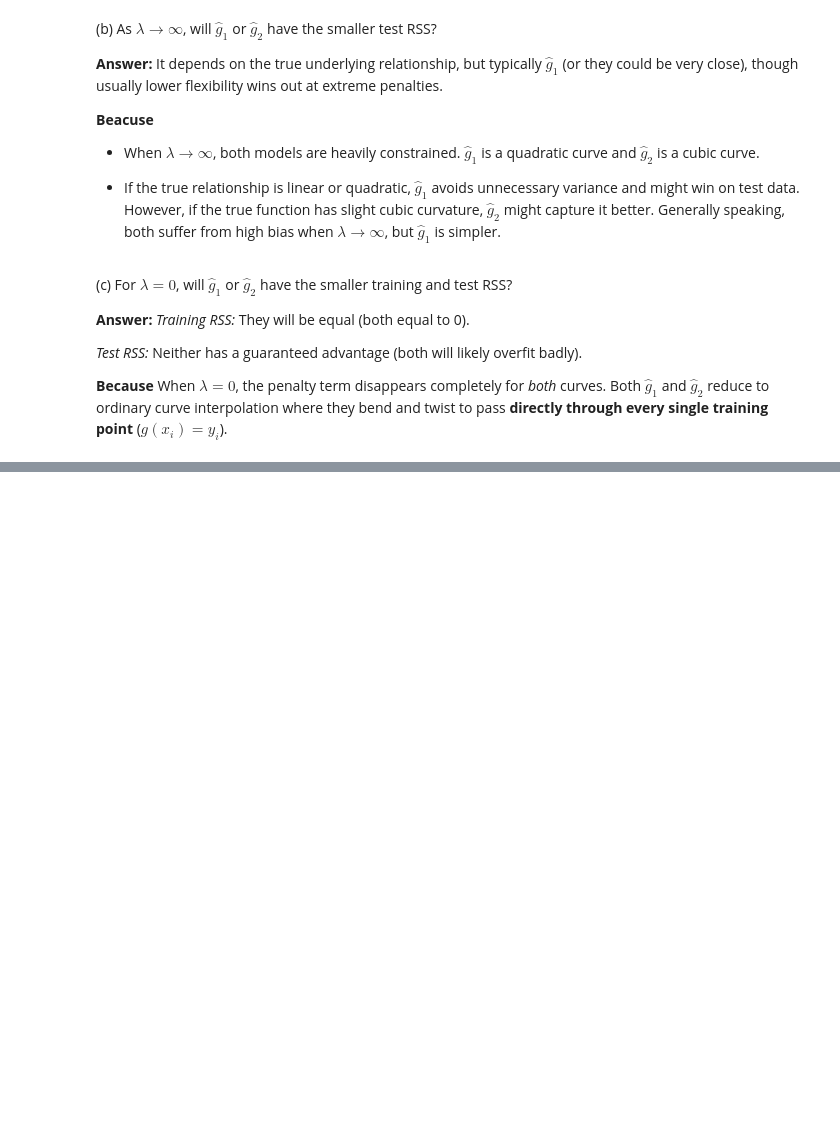
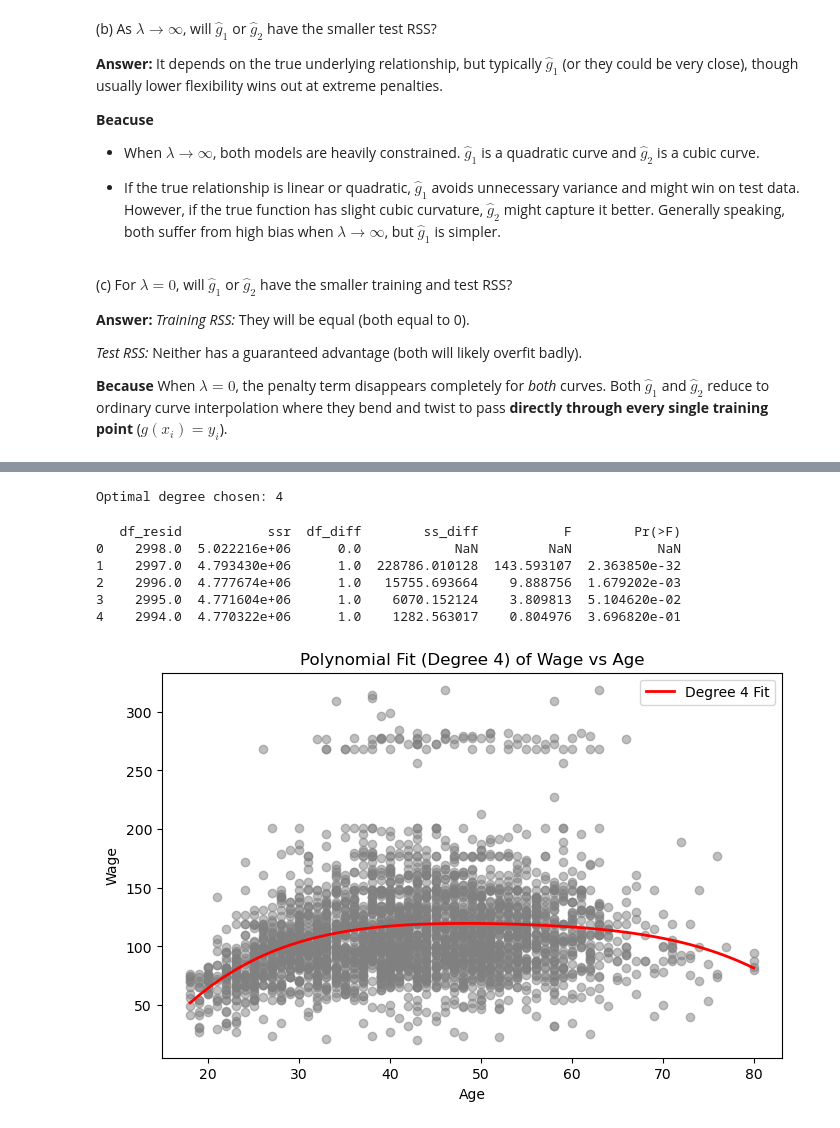
Before and after one commit to fatima-zahra20/ISLP-Solutions, a Jupyter notebook: MySolutionISLP_chap7.ipynb, the cells around one changed output, grey strips where cells are left out. Saved outputs shown, nothing was run; the diff lists cells and outputs as text; code cells hidden in the pictures; blank space fills up the shorter version.

```diff
--- a/MySolutionISLP_chap7.ipynb
+++ b/MySolutionISLP_chap7.ipynb
@@ -365,0 +380,2 @@ Both $\hat{g}_1$ and $\hat{g}_2$ reduce to ordinary curve interpolation where th
+# %%
+wage = load_data('Wage')
@@ -365,0 +403,59 @@ Both $\hat{g}_1$ and $\hat{g}_2$ reduce to ordinary curve interpolation where th
+# %%
+#(a)
+
+y = wage['wage']
+x = wage['age']
+
+
+pipeline = Pipeline([
+    ('poly', PolynomialFeatures(degree = 5)),
+    ('linear', LinearRegression())
+])
+
+grid = GridSearchCV(pipeline, param_grid, cv=5, scoring='neg_mean_squared_error')
+
+
+grid.fit(x.to_frame(), y)
+
+
+print(f"Optimal degree chosen: {grid.best_params_['poly__degree']}")
+# %% [output]
+Optimal degree chosen: 4
+# %%
+import statsmodels.formula.api as smf
+
+model1 = smf.ols('wage ~ age', data=wage).fit()
+model2 = smf.ols('wage ~ age + I(age**2)', data=wage).fit()
+model3 = smf.ols('wage ~ age + I(age**2) + I(age**3)', data=wage).fit()
+model4 = smf.ols('wage ~ age + I(age**2) + I(age**3) + I(age**4)', data=wage).fit()
+model5 = smf.ols('wage ~ age + I(age**2) + I(age**3) + I(age**4) + I(age**5)', data=wage).fit()
+
+print(sm.stats.anova_lm(model1, model2, model3, model4, model5))
+# %% [output]
+   df_resid           ssr  df_diff        ss_diff           F        Pr(>F)
+0    2998.0  5.022216e+06      0.0            NaN         NaN           NaN
+1    2997.0  4.793430e+06      1.0  228786.010128  143.593107  2.363850e-32
+2    2996.0  4.777674e+06      1.0   15755.693664    9.888756  1.679202e-03
+3    2995.0  4.771604e+06      1.0    6070.152124    3.809813  5.104620e-02
+4    2994.0  4.770322e+06      1.0    1282.563017    0.804976  3.696820e-01
+# %%
+x = wage['age']
+y = wage['wage']
+
+
+age_grid = np.linspace(x.min(), x.max(), 100)
+X_new = pd.DataFrame({'age': age_grid})
+y_pred = grid.predict(X_new)
+
+
+plt.figure(figsize=(8, 5))
+plt.scatter(x, y, color='gray', alpha=0.5)
+plt.plot(age_grid, y_pred, color='red', linewidth=2, label='Degree 4 Fit')
+
+plt.xlabel('Age')
+plt.ylabel('Wage')
+plt.title('Polynomial Fit (Degree 4) of Wage vs Age')
+plt.legend()
+plt.show()
+# %% [output]
+[figure, added]
```
Also changed, not shown: parts of 47 cells of this notebook.
